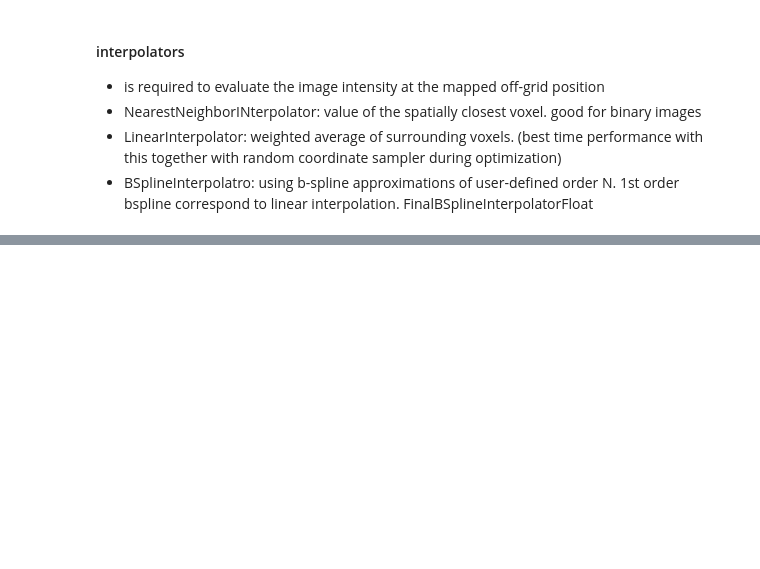
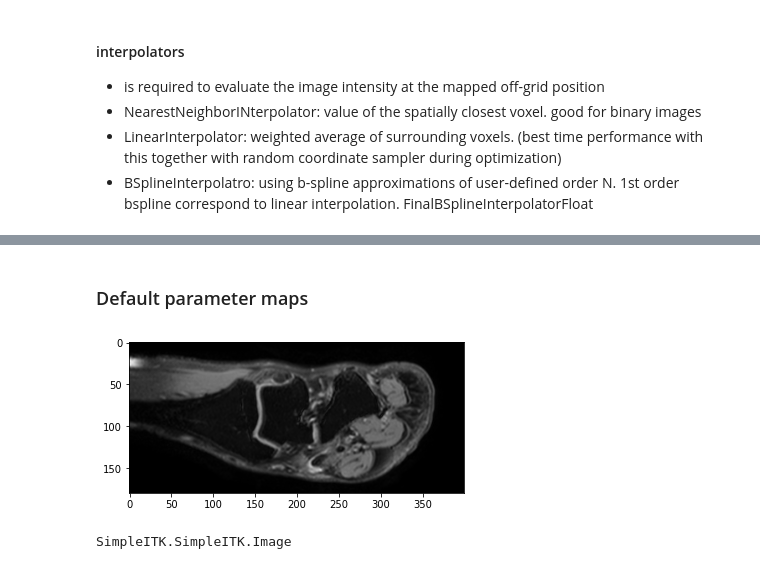
Before and after one commit to khodatbaash/MIATools, a Jupyter notebook: medical_image_registration_with_simple_elastix.ipynb, the cells around one changed output, grey strips where cells are left out. Drawn from its saved outputs; the diff is of its cells as text; code cells hidden in the pictures; blank space fills up the shorter version.

```diff
--- a/medical_image_registration_with_simple_elastix.ipynb
+++ b/medical_image_registration_with_simple_elastix.ipynb
@@ -145,0 +399,2 @@ for filename in population:
+# %% [markdown]
+### Default parameter maps
@@ -145,0 +416,10 @@ for filename in population:
+# %%
+from matplotlib.pyplot import imshow
+nda = sitk.GetArrayFromImage(image)
+ax = imshow(nda[:,:, 200], cmap='gray')
+# %% [output]
+[figure, added]
+# %%
+type(image)
+# %% [output]
+SimpleITK.SimpleITK.Image
```
Also changed, not shown: parts of 28 cells of this notebook, 1 other file.
